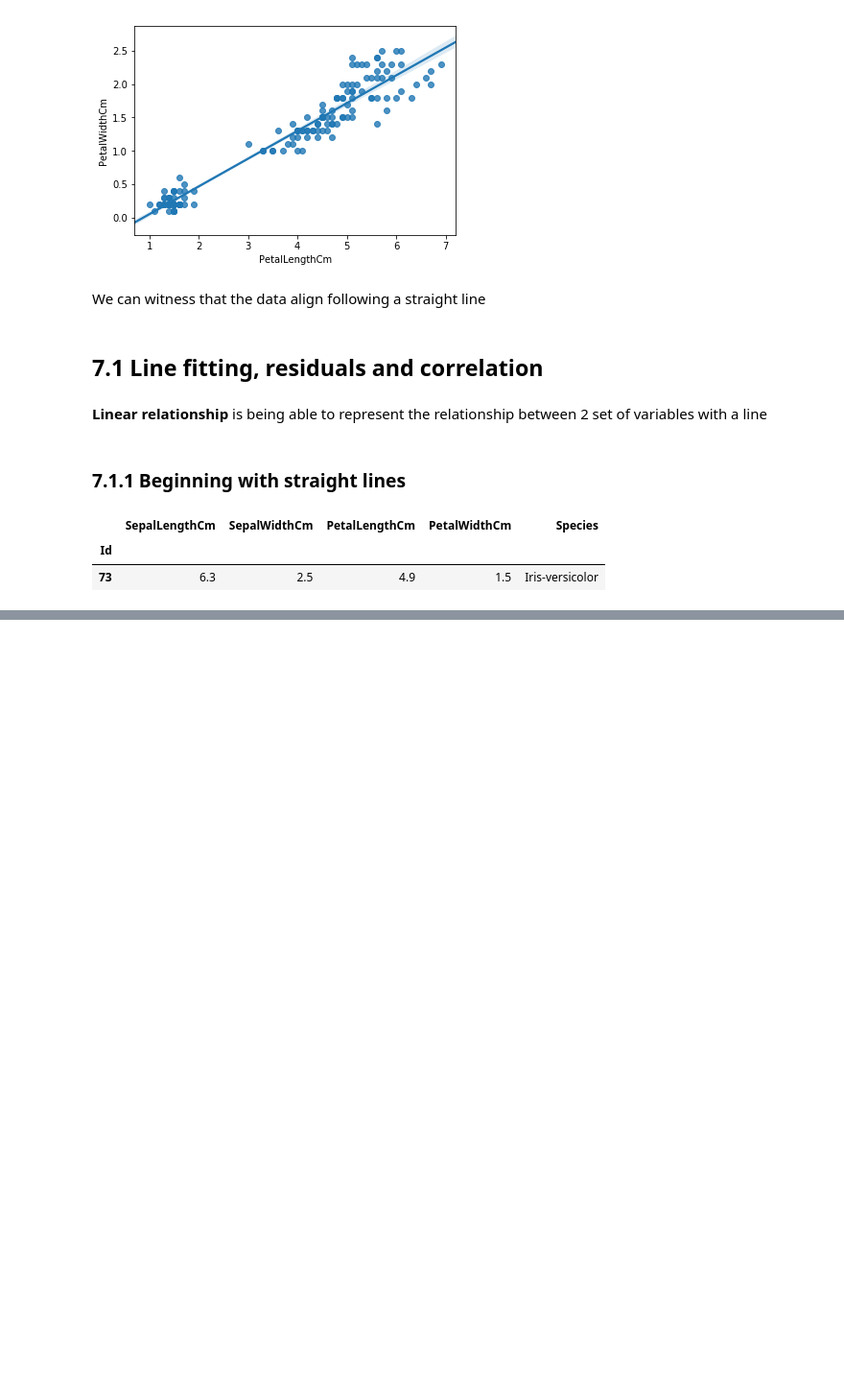
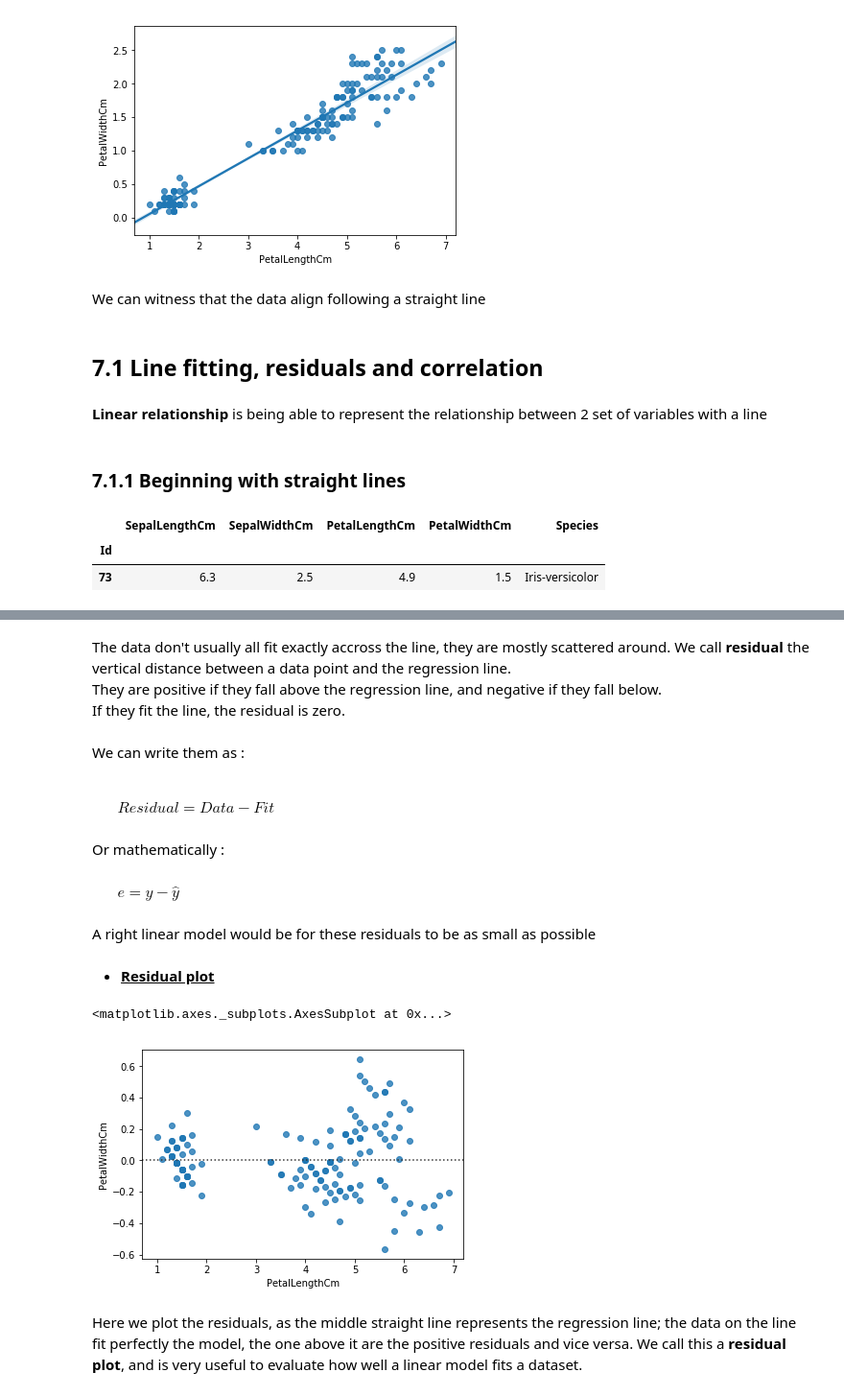
Before and after one commit to chikoungoun/OpenIntro, a Jupyter notebook: Chapter 7/Chap7_Linear_Regression.ipynb, the cells around one changed output, grey strips where cells are left out. Shown at 96% size. Drawn from its saved outputs; the diff is of its cells as text; code cells hidden in the pictures; blank space fills up the shorter version.

Commit message:
residual plots

```diff
--- a/Chapter 7/Chap7_Linear_Regression.ipynb
+++ b/Chapter 7/Chap7_Linear_Regression.ipynb
@@ -56,0 +123,26 @@ petal
+# %% [markdown]
+The data don't usually all fit exactly accross the line, they are mostly scattered around. We call **residual** the vertical distance between a data point and the regression line.
+<br/>
+They are positive if they fall above the regression line, and negative if they fall below.
+<br/>
+If they fit the line, the residual is zero.
+# %% [markdown]
+We can write them as :
+<br/><br/>
+
+&ensp;&ensp;&ensp; $Residual = Data - Fit$
+# %% [markdown]
+Or mathematically :
+<br/><br/>
+&ensp;&ensp;&ensp; $e = y - \hat{y}$
+# %% [markdown]
+A right linear model would be for these residuals to be as small as possible
+# %% [markdown]
+* **<u>Residual plot</u>**
+# %%
+sns.residplot(x="PetalLengthCm",y="PetalWidthCm",data=df)
+# %% [output]
+<matplotlib.axes._subplots.AxesSubplot at 0x...>
+[figure, added]
+# %% [markdown]
+Here we plot the residuals, as the middle straight line represents the regression line; the data on the line fit perfectly the model, the one above it are the positive residuals and vice versa. We call this a **residual plot**, and is very useful to evaluate how well a linear model fits a dataset.
```
Also changed, not shown: parts of 14 cells of this notebook.
